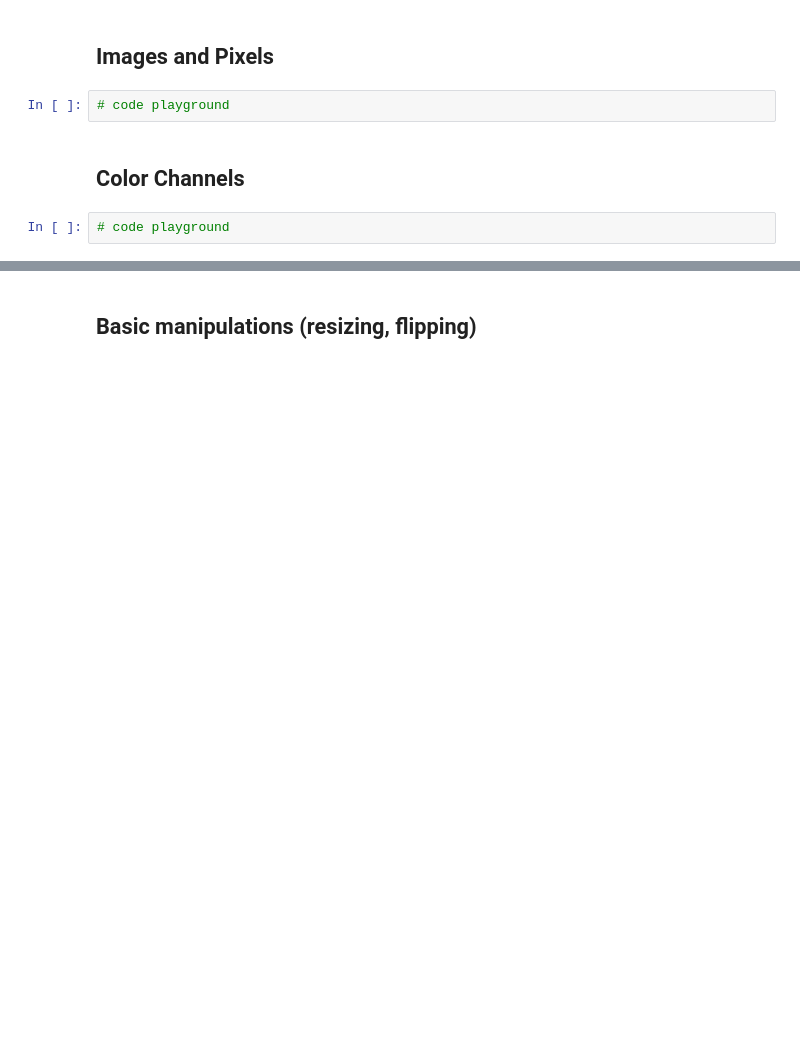
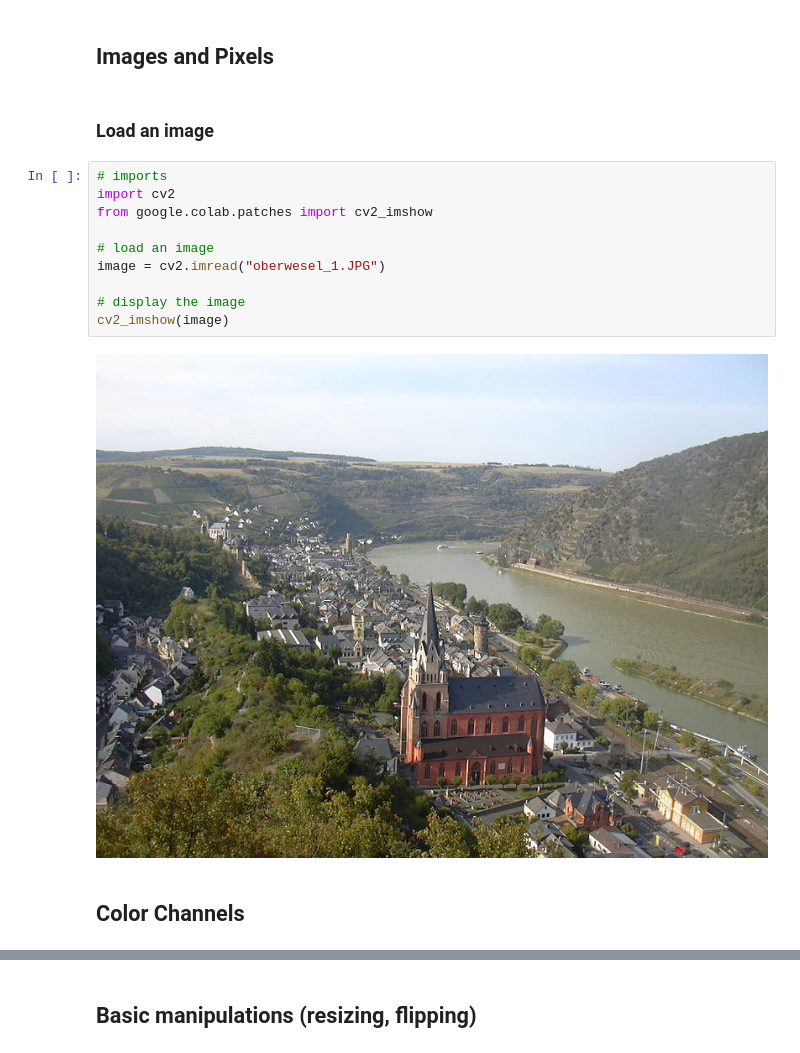
Before and after one commit to drhoffma/HarperIDEAShopCVCC, a Jupyter notebook: lessons/02_Computer_Vision_Basics.ipynb, the cells around one changed output, grey strips where cells are left out. Cells and saved outputs as stored; diff of their text form; blank space fills up the shorter version.

```diff
--- a/lessons/02_Computer_Vision_Basics.ipynb
+++ b/lessons/02_Computer_Vision_Basics.ipynb
@@ -24,8 +42,18 @@
 # %% [markdown]
 ## Images and Pixels
-# %%
-# code playground
+# %% [markdown]
+### Load an image
+# %%
+# imports
+import cv2
+from google.colab.patches import cv2_imshow
+
+# load an image
+image = cv2.imread("oberwesel_1.JPG")
+
+# display the image
+cv2_imshow(image)
+# %% [output]
+[figure, added]
 # %% [markdown]
 ## Color Channels
-# %%
-# code playground
```
Also changed, not shown: parts of 6 cells of this notebook.
